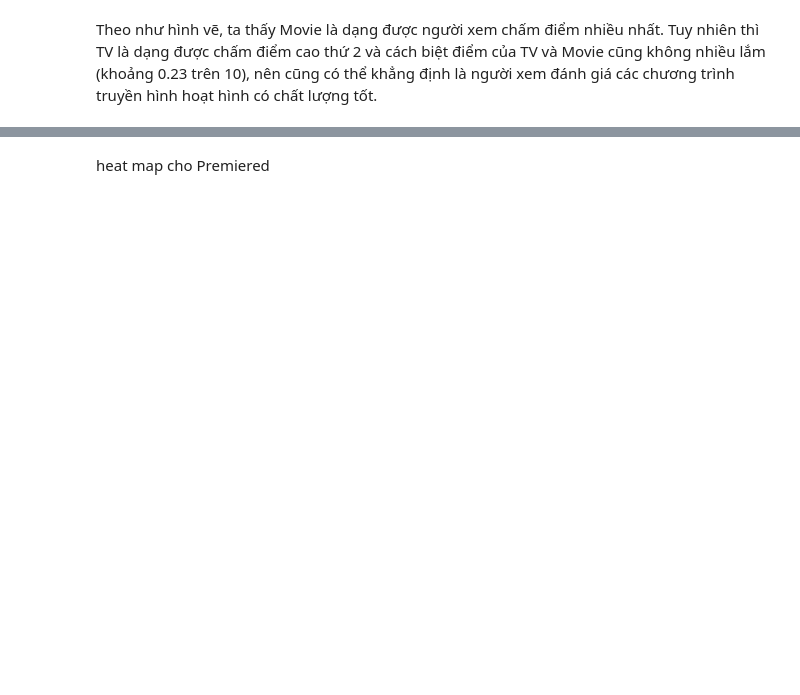
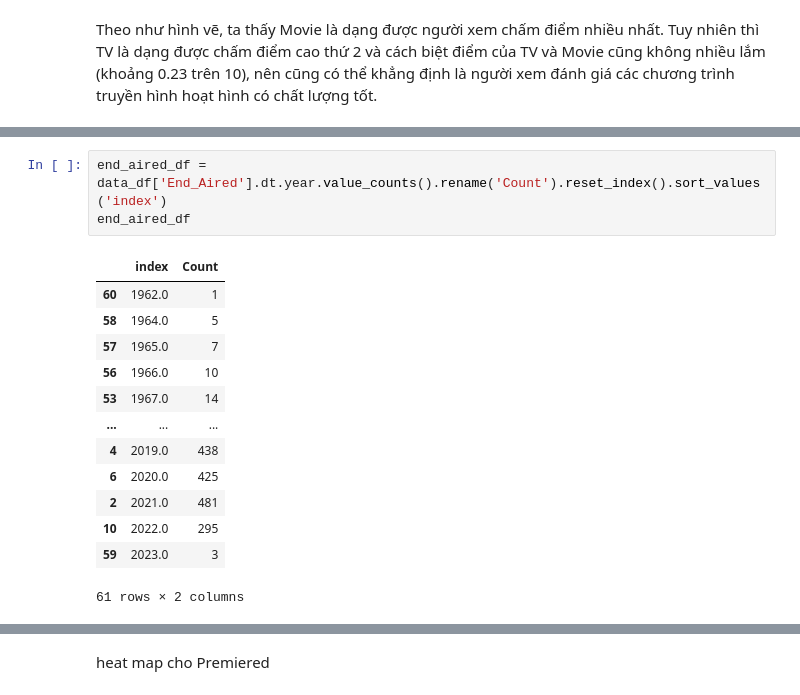
Before and after one commit to HuyHCMUS/DoAn_TH_LTKHDL, a Jupyter notebook: Tuyet_cau_hoi.ipynb, the cells around one changed output, grey strips where cells are left out. Saved outputs shown, nothing was run; the diff lists cells and outputs as text; blank space fills up the shorter version.

```diff
--- a/Tuyet_cau_hoi.ipynb
+++ b/Tuyet_cau_hoi.ipynb
@@ -70,0 +95,17 @@ Theo như hình vẽ, ta thấy TV là dạng có số lượt yêu thích trên
+# %%
+end_aired_df = data_df['End_Aired'].dt.year.value_counts().rename('Count').reset_index().sort_values('index')
+end_aired_df
+# %% [output]
+|  | index | Count |
+| 60 | 1962.0 | 1 |
+| 58 | 1964.0 | 5 |
+| 57 | 1965.0 | 7 |
+| 56 | 1966.0 | 10 |
+| 53 | 1967.0 | 14 |
+| ... | ... | ... |
+| 4 | 2019.0 | 438 |
+| 6 | 2020.0 | 425 |
+| 2 | 2021.0 | 481 |
+| 10 | 2022.0 | 295 |
+| 59 | 2023.0 | 3 |
+61 rows × 2 columns
```
Also changed, not shown: parts of 8 cells of this notebook, 1 other file.
